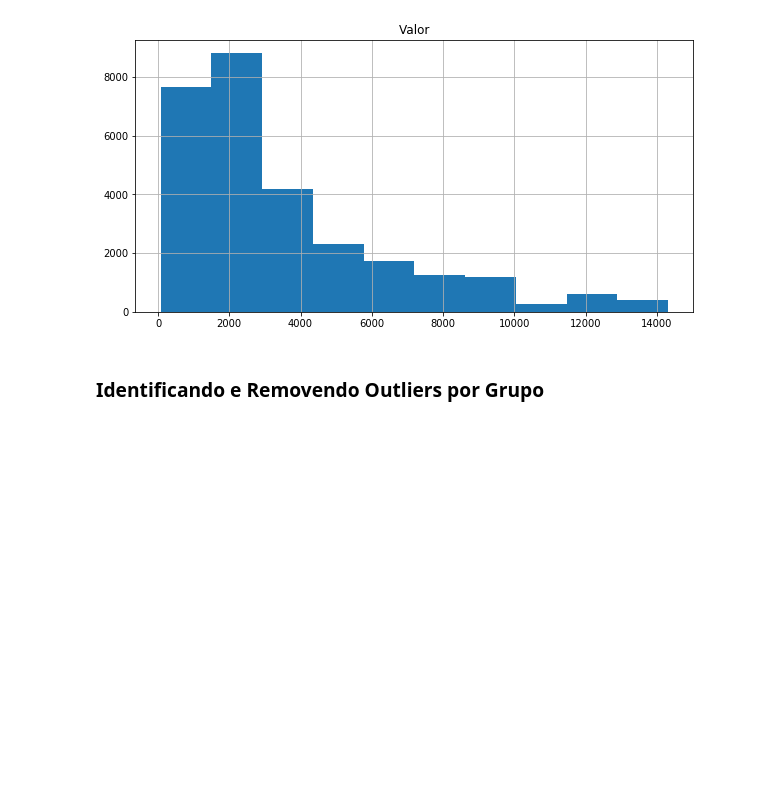
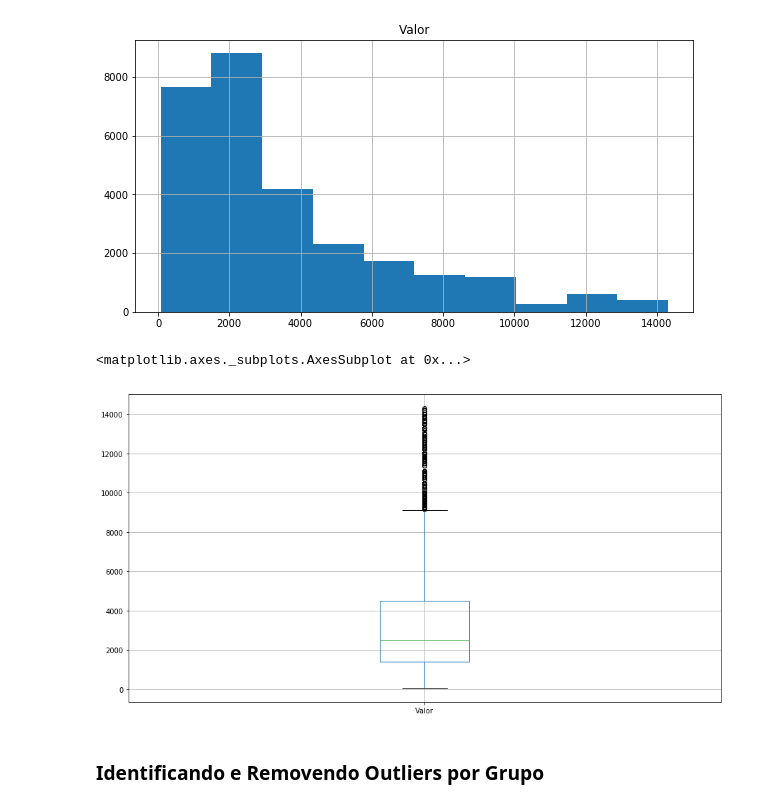
Before and after one commit to pedrohenriquecordeiro/notebook_learning_pandas, a Jupyter notebook: pandas.ipynb, the cells around one changed output. Cells and saved outputs as stored; diff of their text form; code cells hidden in the pictures; blank space fills up the shorter version.

```diff
--- a/pandas.ipynb
+++ b/pandas.ipynb
@@ -395,6 +395,12 @@ aluguel_tratado.hist(['Valor'])
 array([[<matplotlib.axes._subplots.AxesSubplot object at 0x...>]],
       dtype=object)
 [figure]
+# %%
+# visualização dos outliers
+aluguel_tratado.boxplot(['Valor'])
+# %% [output]
+<matplotlib.axes._subplots.AxesSubplot at 0x...>
+[figure, added]
 # %% [markdown]
 ###  Identificando e Removendo Outliers por Grupo
 # %%
```
